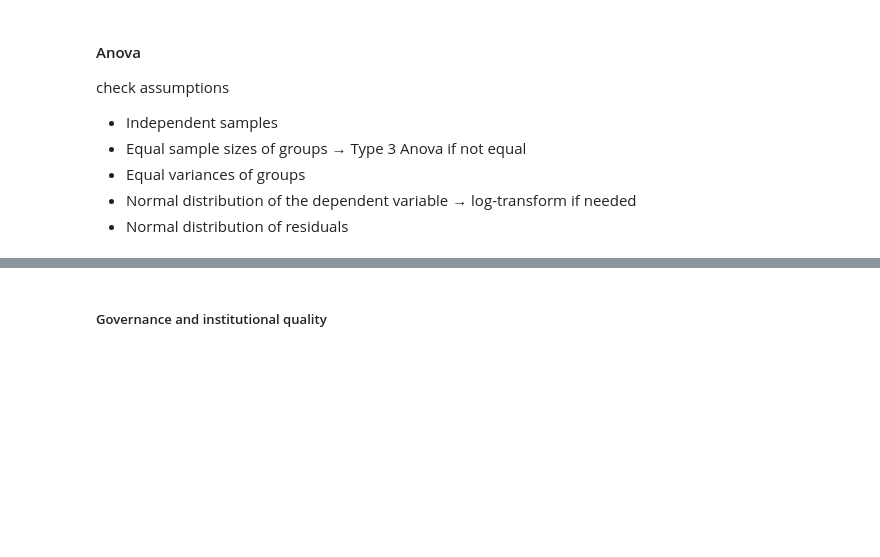
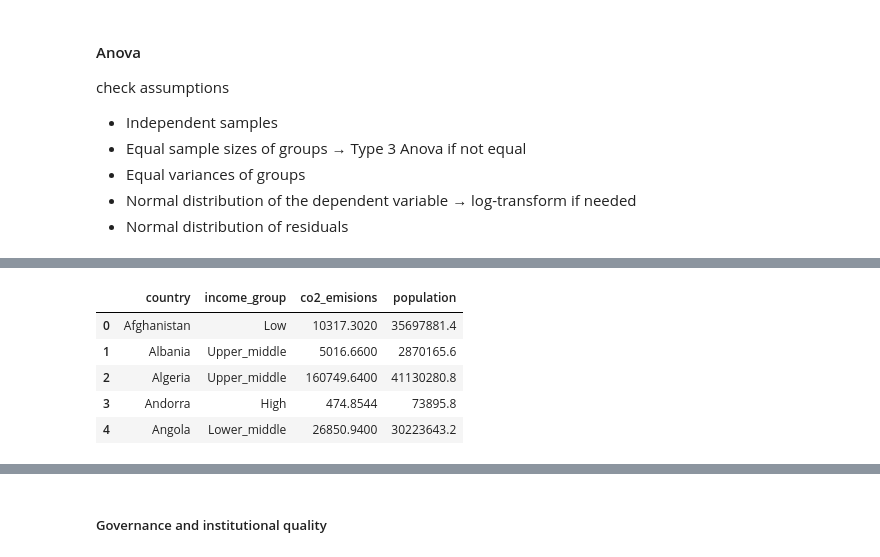
Before and after one commit to muratbek-kebtarum/ASDA_2025_Group_5_Portfolio, a Jupyter notebook: notebooks/week_05_group_5_notebook.ipynb, the cells around one changed output, grey strips where cells are left out. Saved outputs shown, nothing was run; the diff lists cells and outputs as text; code cells hidden in the pictures; blank space fills up the shorter version.

```diff
--- a/notebooks/week_05_group_5_notebook.ipynb
+++ b/notebooks/week_05_group_5_notebook.ipynb
@@ -15,8 +16,8 @@ from statsmodels.stats.multicomp import pairwise_tukeyhsd
 # %% [markdown]
 #### Loading and Merging data
 # %%
-df1=pd.read_csv("../additional_material/week5/world_bank_development_indicators.csv")
-df2=pd.read_excel("../additional_material/week5/income.xlsx")
+df1=pd.read_csv("world_bank_development_indicators.csv")
+df2=pd.read_excel("income.xlsx")
 df = pd.merge(df1, df2, left_on='country', right_on='Economy', how="inner")
 # %% [markdown]
 #### Data Inspection
@@ -691,0 +700,10 @@ check assumptions
+# %%
+df_co2 = df_filtered[['country', 'income_group', 'co2_emisions','population']].copy()
+df_co2.head()
+# %% [output]
+|  | country | income_group | co2_emisions | population |
+| 0 | Afghanistan | Low | 10317.3020 | 35697881.4 |
+| 1 | Albania | Upper_middle | 5016.6600 | 2870165.6 |
+| 2 | Algeria | Upper_middle | 160749.6400 | 41130280.8 |
+| 3 | Andorra | High | 474.8544 | 73895.8 |
+| 4 | Angola | Lower_middle | 26850.9400 | 30223643.2 |
```
Also changed, not shown: parts of 22 cells of this notebook.
